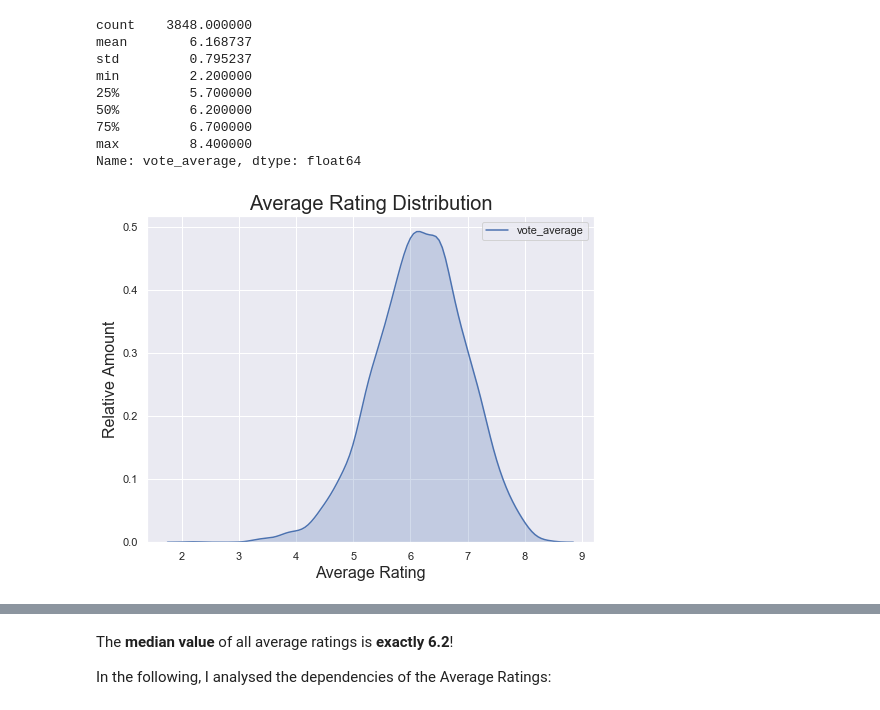
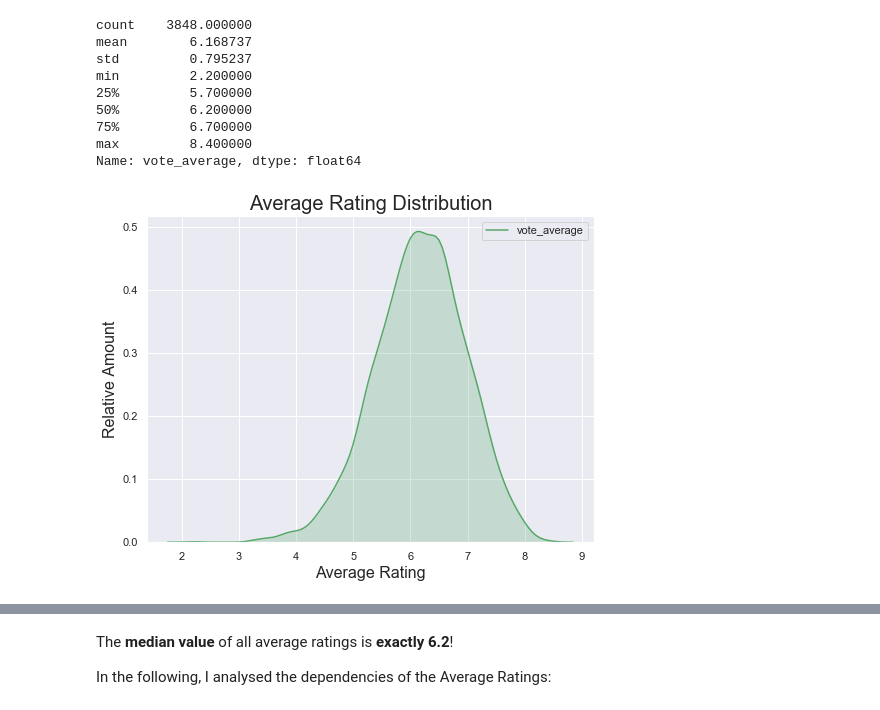
Before and after one commit to canbekley/tmdb_data_analysis, a Jupyter notebook: report_w_code.ipynb, the cells around one changed output, grey strips where cells are left out. Saved outputs shown, nothing was run; the diff lists cells and outputs as text; code cells hidden in the pictures.

```diff
--- a/report_w_code.ipynb
+++ b/report_w_code.ipynb
@@ -387,9 +399,9 @@ Name: vote_average, dtype: float64
 # %%
 # Creating a density plot
 plt.figure(figsize=(8, 6))
-sns.kdeplot(df['vote_average'], shade=True)
+sns.kdeplot(df['vote_average'], shade=True, color="g")
 plt.title('Average Rating Distribution', fontdict={'fontsize': 20})
 plt.xlabel('Average Rating', fontdict={'fontsize': 16})
 plt.ylabel('Relative Amount', fontdict={'fontsize': 16});
 # %% [output]
-[figure, old version]
+[figure, new version]
```
Also changed, not shown: parts of 11 cells of this notebook, 1 other file.
